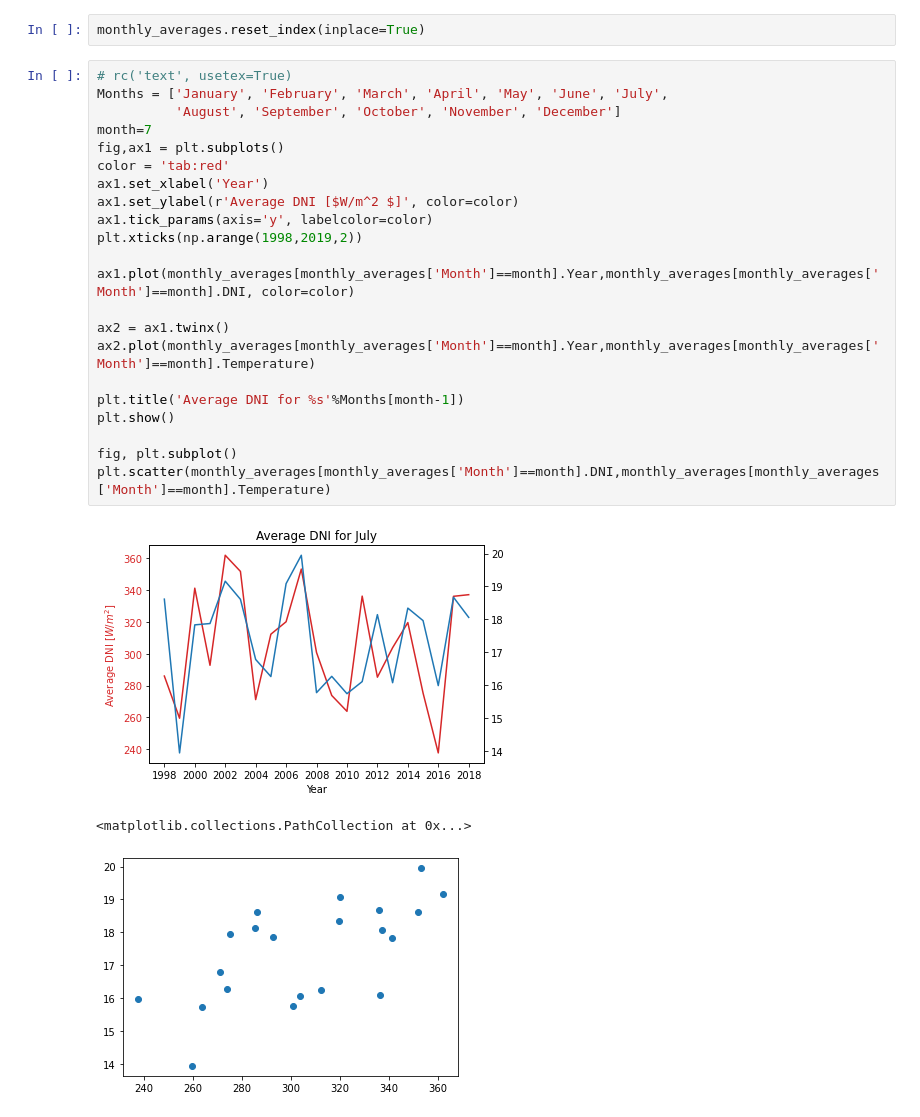
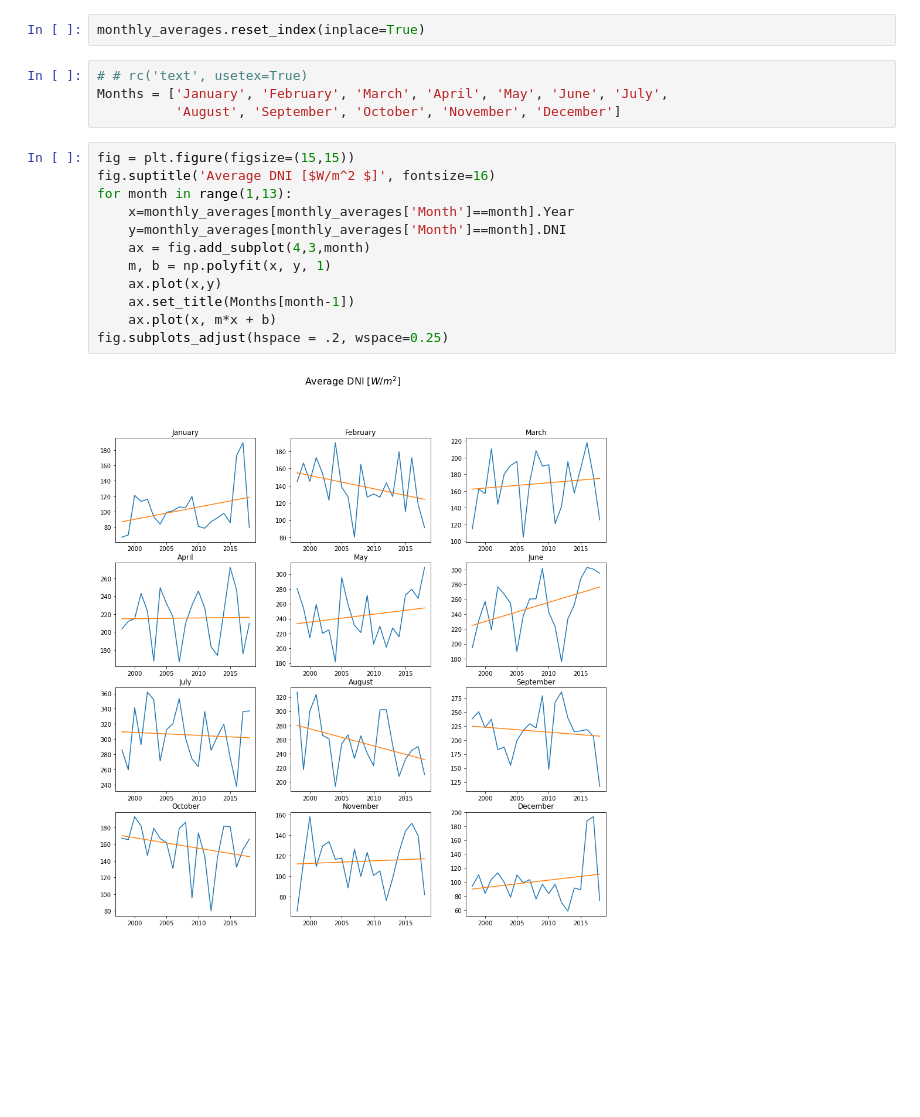
Before and after one commit to sgopal1/Data-Science, a Jupyter notebook: CalgarySolarData.ipynb, the cells around one changed output. Saved outputs shown, nothing was run; the diff lists cells and outputs as text; blank space fills up the shorter version.

```diff
--- a/CalgarySolarData.ipynb
+++ b/CalgarySolarData.ipynb
@@ -28,29 +44,21 @@ m_data=Cal_sol.groupby(["Year", "Month"])
 monthly_averages = m_data.aggregate({"DNI":np.mean,"DHI":np.mean,"Temperature":np.mean})
 # %%
 monthly_averages.reset_index(inplace=True)
-# %%
-# rc('text', usetex=True)
-Months = ['January', 'February', 'March', 'April', 'May', 'June', 'July',
-          'August', 'September', 'October', 'November', 'December']
-month=7
-fig,ax1 = plt.subplots()
-color = 'tab:red'
-ax1.set_xlabel('Year')
-ax1.set_ylabel(r'Average DNI [$W/m^2 $]', color=color)
-ax1.tick_params(axis='y', labelcolor=color)
-plt.xticks(np.arange(1998,2019,2))
-
-ax1.plot(monthly_averages[monthly_averages['Month']==month].Year,monthly_averages[monthly_averages['Month']==month].DNI, color=color)
-
-ax2 = ax1.twinx()
-ax2.plot(monthly_averages[monthly_averages['Month']==month].Year,monthly_averages[monthly_averages['Month']==month].Temperature)
-
-plt.title('Average DNI for %s'%Months[month-1])
-plt.show()
-
-fig, plt.subplot()
-plt.scatter(monthly_averages[monthly_averages['Month']==month].DNI,monthly_averages[monthly_averages['Month']==month].Temperature)
-# %% [output]
-[figure, removed]
-<matplotlib.collections.PathCollection at 0x...>
-[figure, removed]
+# %%
+# # rc('text', usetex=True)
+Months = ['January', 'February', 'March', 'April', 'May', 'June', 'July',
+          'August', 'September', 'October', 'November', 'December']
+# %%
+fig = plt.figure(figsize=(15,15))
+fig.suptitle('Average DNI [$W/m^2 $]', fontsize=16)
+for month in range(1,13):
+    x=monthly_averages[monthly_averages['Month']==month].Year
+    y=monthly_averages[monthly_averages['Month']==month].DNI
+    ax = fig.add_subplot(4,3,month)
+    m, b = np.polyfit(x, y, 1)
+    ax.plot(x,y)
+    ax.set_title(Months[month-1])
+    ax.plot(x, m*x + b)
+fig.subplots_adjust(hspace = .2, wspace=0.25)
+# %% [output]
+[figure, added]
```
Also changed, not shown: parts of 4 cells of this notebook.
